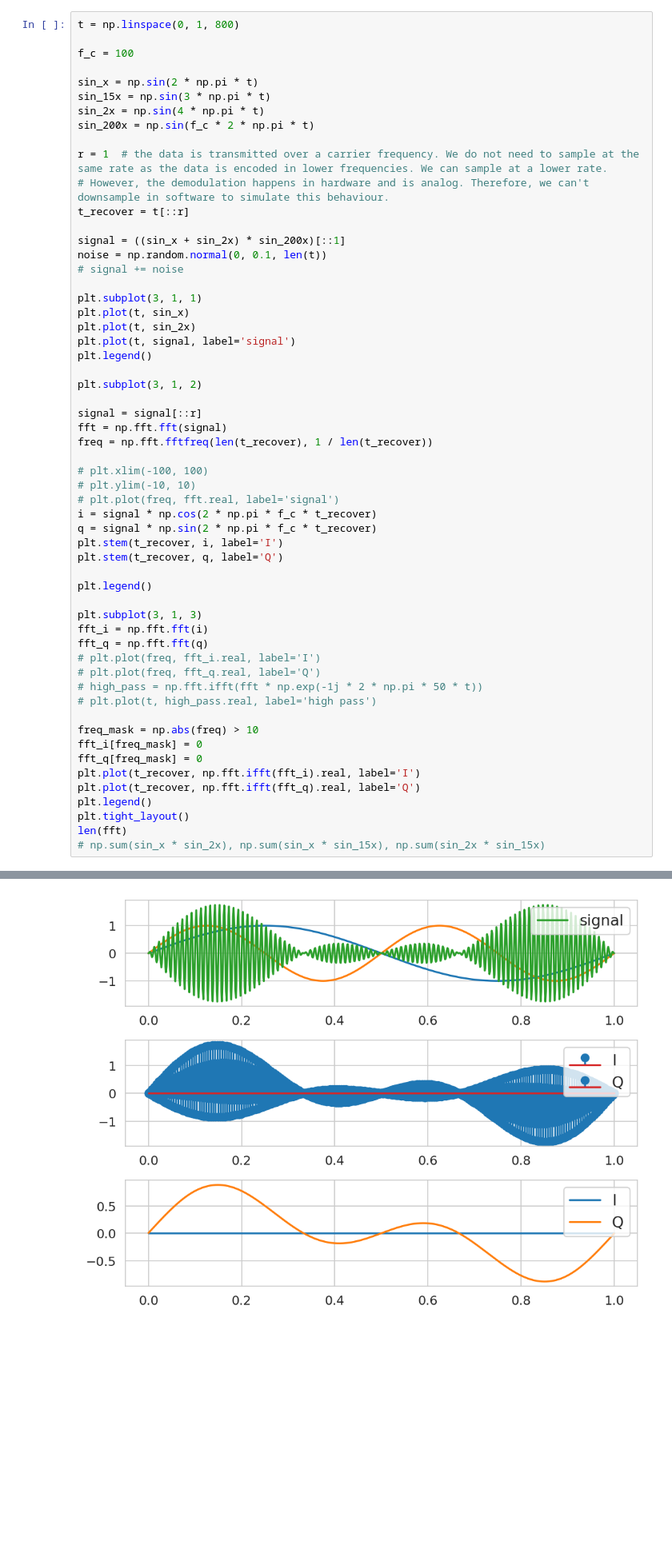
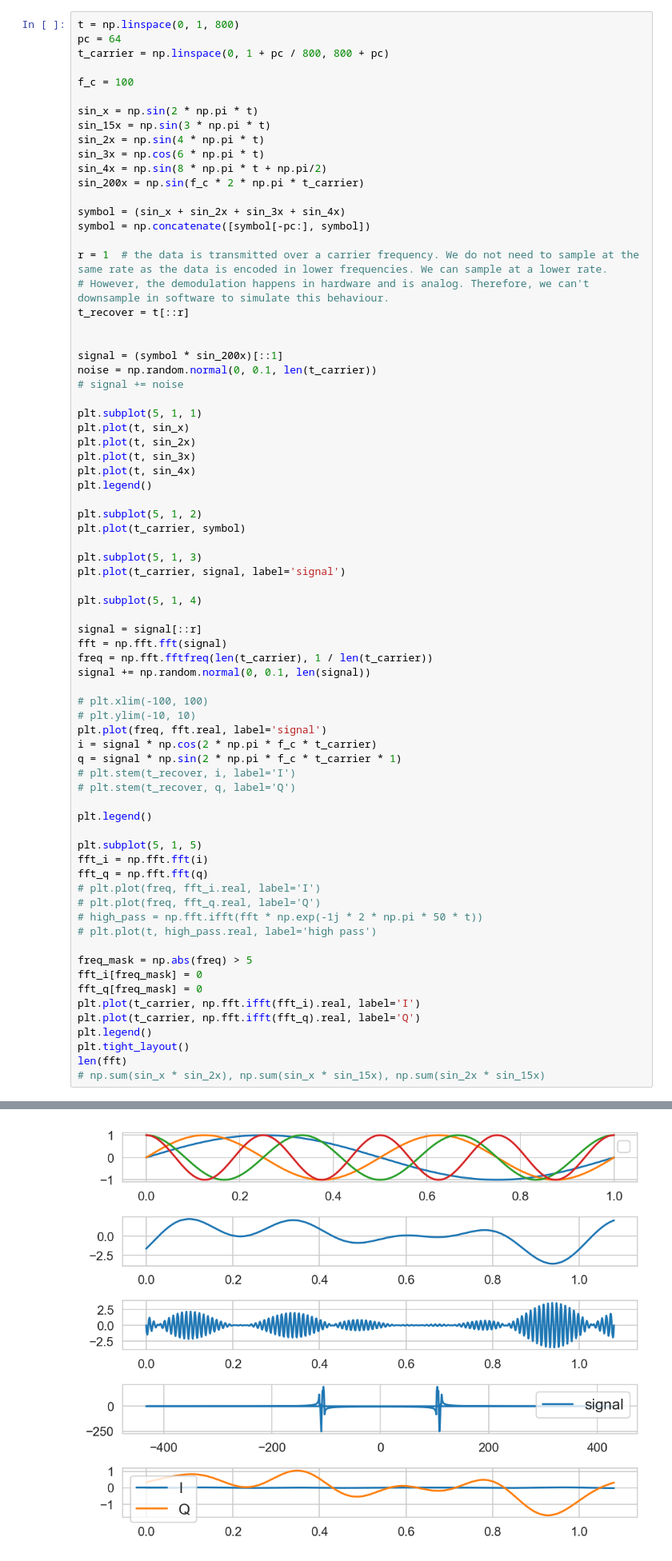
Before and after one commit to BirdBirdBoo2/DataTransmission, a Jupyter notebook: signal_playground.ipynb, the cells around one changed output, grey strips where cells are left out. Shown at 80% size. Drawn from its saved outputs; the diff is of its cells as text; blank space fills up the shorter version.

```diff
--- a/signal_playground.ipynb
+++ b/signal_playground.ipynb
@@ -71,44 +71,60 @@ plt.grid()
 # %%
 t = np.linspace(0, 1, 800)
+pc = 64
+t_carrier = np.linspace(0, 1 + pc / 800, 800 + pc)
 
 f_c = 100
 
 sin_x = np.sin(2 * np.pi * t)
 sin_15x = np.sin(3 * np.pi * t)
 sin_2x = np.sin(4 * np.pi * t)
-sin_200x = np.sin(f_c * 2 * np.pi * t)
+sin_3x = np.cos(6 * np.pi * t)
+sin_4x = np.sin(8 * np.pi * t + np.pi/2)
+sin_200x = np.sin(f_c * 2 * np.pi * t_carrier)
+
+symbol = (sin_x + sin_2x + sin_3x + sin_4x)
+symbol = np.concatenate([symbol[-pc:], symbol])
 
 r = 1  # the data is transmitted over a carrier frequency. We do not need to sample at the same rate as the data is encoded in lower frequencies. We can sample at a lower rate.
 # However, the demodulation happens in hardware and is analog. Therefore, we can't downsample in software to simulate this behaviour.
 t_recover = t[::r]
 
-signal = ((sin_x + sin_2x) * sin_200x)[::1]
-noise = np.random.normal(0, 0.1, len(t))
+
+signal = (symbol * sin_200x)[::1]
+noise = np.random.normal(0, 0.1, len(t_carrier))
 # signal += noise
 
-plt.subplot(3, 1, 1)
+plt.subplot(5, 1, 1)
 plt.plot(t, sin_x)
 plt.plot(t, sin_2x)
-plt.plot(t, signal, label='signal')
+plt.plot(t, sin_3x)
+plt.plot(t, sin_4x)
 plt.legend()
 
-plt.subplot(3, 1, 2)
+plt.subplot(5, 1, 2)
+plt.plot(t_carrier, symbol)
+
+plt.subplot(5, 1, 3)
+plt.plot(t_carrier, signal, label='signal')
+
+plt.subplot(5, 1, 4)
 
 signal = signal[::r]
 fft = np.fft.fft(signal)
-freq = np.fft.fftfreq(len(t_recover), 1 / len(t_recover))
+freq = np.fft.fftfreq(len(t_carrier), 1 / len(t_carrier))
+signal += np.random.normal(0, 0.1, len(signal))
 
 # plt.xlim(-100, 100)
 # plt.ylim(-10, 10)
-# plt.plot(freq, fft.real, label='signal')
-i = signal * np.cos(2 * np.pi * f_c * t_recover)
-q = signal * np.sin(2 * np.pi * f_c * t_recover)
-plt.stem(t_recover, i, label='I')
-plt.stem(t_recover, q, label='Q')
+plt.plot(freq, fft.real, label='signal')
+i = signal * np.cos(2 * np.pi * f_c * t_carrier)
+q = signal * np.sin(2 * np.pi * f_c * t_carrier * 1)
+# plt.stem(t_recover, i, label='I')
+# plt.stem(t_recover, q, label='Q')
 
 plt.legend()
 
-plt.subplot(3, 1, 3)
+plt.subplot(5, 1, 5)
 fft_i = np.fft.fft(i)
 fft_q = np.fft.fft(q)
 # plt.plot(freq, fft_i.real, label='I')
@@ -116,11 +132,11 @@ fft_q = np.fft.fft(q)
 # high_pass = np.fft.ifft(fft * np.exp(-1j * 2 * np.pi * 50 * t))
 # plt.plot(t, high_pass.real, label='high pass')
 
-freq_mask = np.abs(freq) > 10
+freq_mask = np.abs(freq) > 5
 fft_i[freq_mask] = 0
 fft_q[freq_mask] = 0
-plt.plot(t_recover, np.fft.ifft(fft_i).real, label='I')
-plt.plot(t_recover, np.fft.ifft(fft_q).real, label='Q')
+plt.plot(t_carrier, np.fft.ifft(fft_i).real, label='I')
+plt.plot(t_carrier, np.fft.ifft(fft_q).real, label='Q')
 plt.legend()
 plt.tight_layout()
 len(fft)
@@ -130,4 +146,4 @@ len(fft)
-[figure, old version]
+[figure, new version]
 # %%
 import numpy as np
 import matplotlib.pyplot as plt
```
Also changed, not shown: parts of 4 cells of this notebook, 7 other files.
